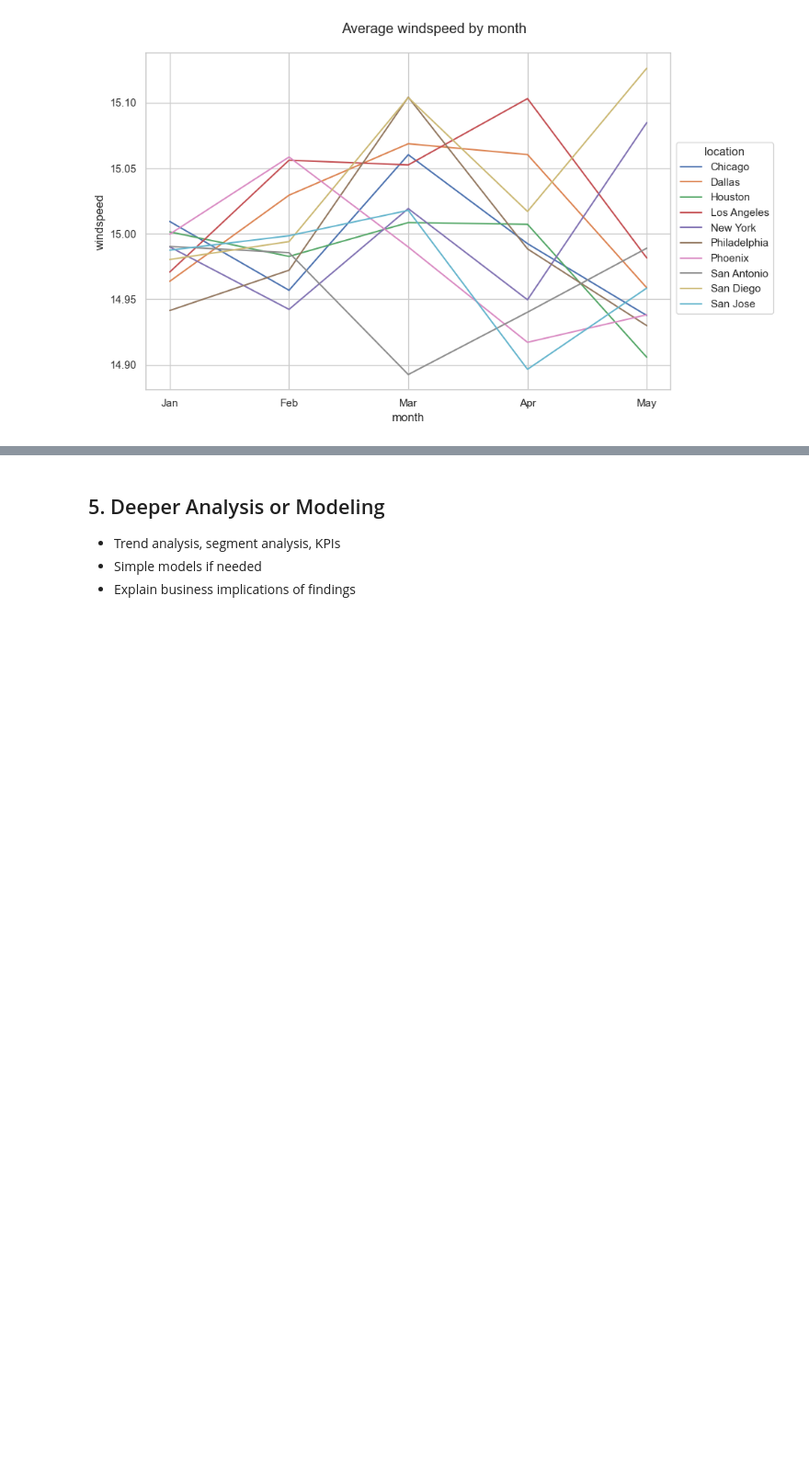
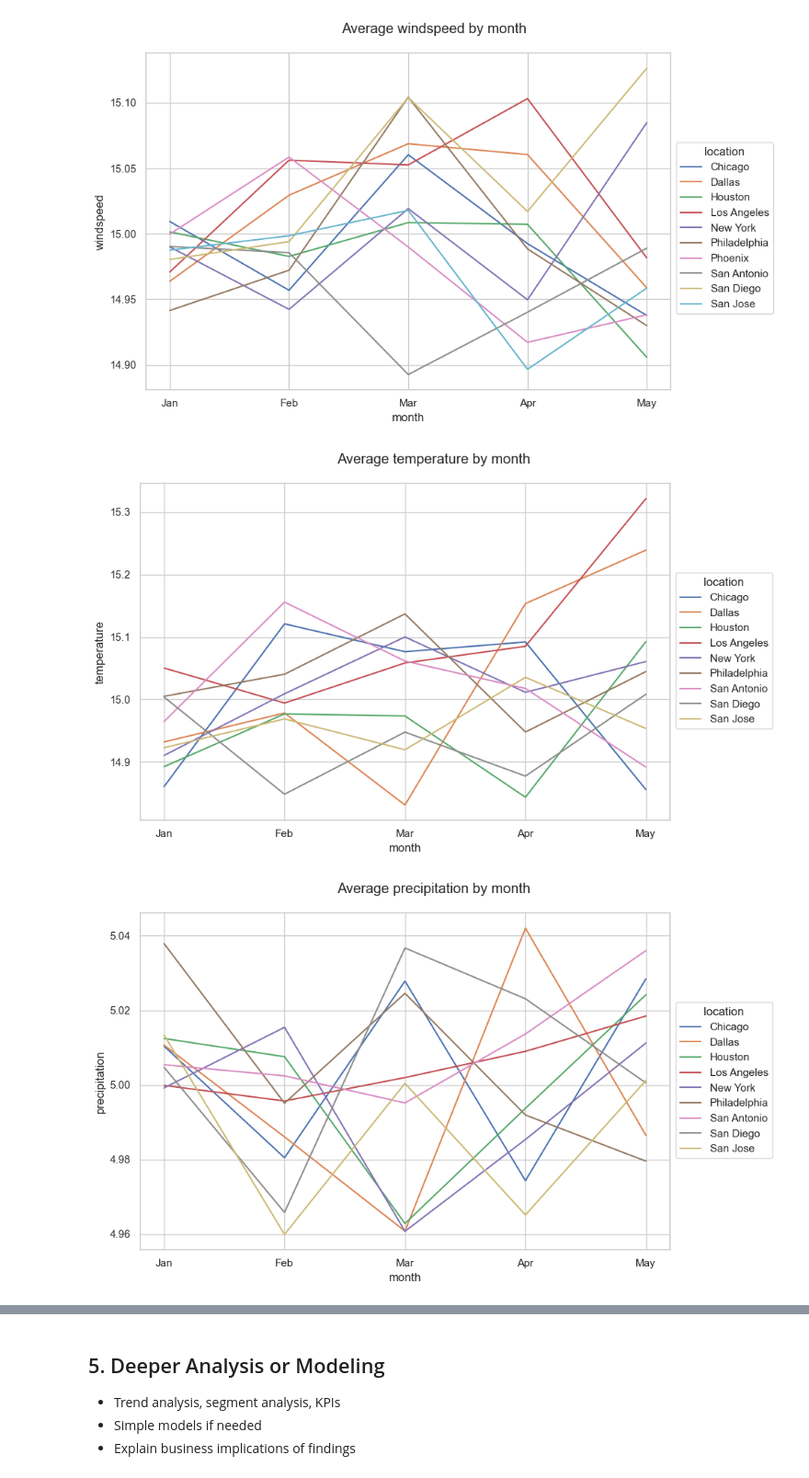
Before and after one commit to kozmik-moore/simple-weather-analysis, a Jupyter notebook: code/notebook.ipynb, the cells around one changed output, grey strips where cells are left out. Shown at 92% size. Drawn from its saved outputs; the diff is of its cells as text; code cells hidden in the pictures; blank space fills up the shorter version.

```diff
--- a/code/notebook.ipynb
+++ b/code/notebook.ipynb
@@ -362,6 +368,7 @@ x_labels = {
     4: 'Apr',
     5: 'May',
 }
+target_dir = join(images_dir, 'averages', 'month')
 for c in weather_vars:
     fig, ax = plt.subplots()
     ax.set_xticks(list(x_labels.keys()))
@@ -369,10 +376,25 @@ for c in weather_vars:
     sns.lineplot(df_avg_temp, x='month', y=c, hue_order=location_order, hue='location', ax=ax)
     sns.move_legend(ax, 'upper left', bbox_to_anchor=(1, 0.75))
     fig.suptitle(f'Average {c} by month')
-    fig.savefig(join(products_dir, f'{c} averages by month.png'))
+    fig.savefig(join(target_dir, f'{c} averages by month.png'), bbox_inches='tight')
     plt.tight_layout()
 # %% [output]
 [figure]
 [figure]
 [figure]
 [figure]
+# %%
+# Visualization of temperature and precipitations averages by month without Phoenix
+new_location_order = [x for x in location_order if x != 'Phoenix']
+for c in ['temperature', 'precipitation']:
+    fig, ax = plt.subplots()
+    ax.set_xticks(list(x_labels.keys()))
+    ax.set_xticklabels(list(x_labels.values()))
+    sns.lineplot(df_avg_temp, x='month', y=c, hue_order=new_location_order, hue='location', ax=ax)
+    sns.move_legend(ax, 'upper left', bbox_to_anchor=(1, 0.75))
+    fig.suptitle(f'Average {c} by month')
+    fig.savefig(join(target_dir, f'{c} averages by month (without Phoenix).png'), bbox_inches='tight')
+    plt.tight_layout()
+# %% [output]
+[figure, added]
+[figure, added]
```
Also changed, not shown: parts of 12 cells of this notebook, 20 other files.
